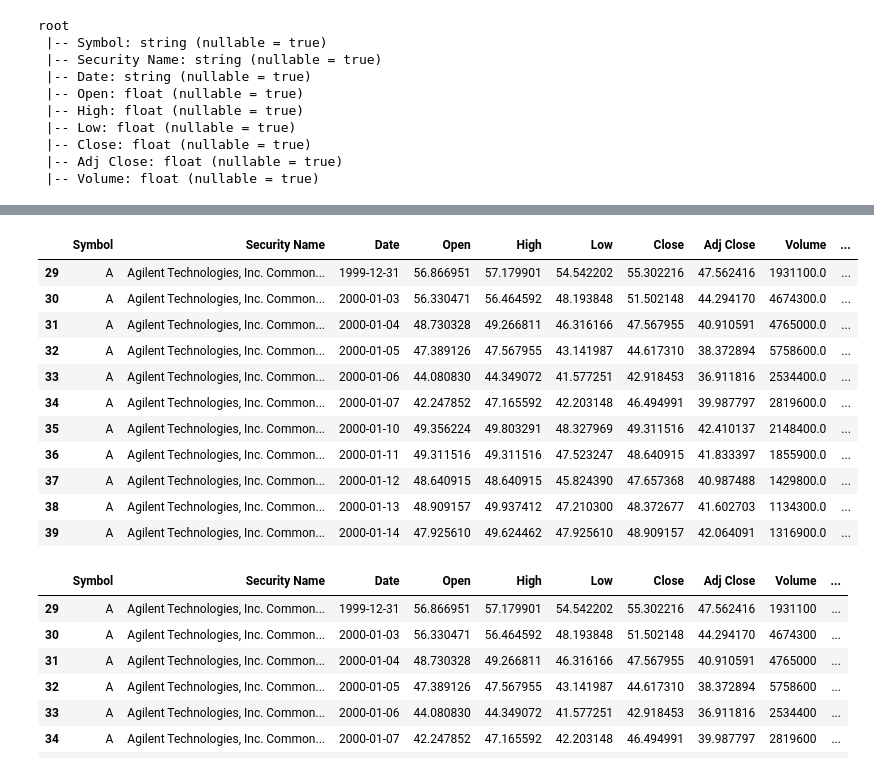
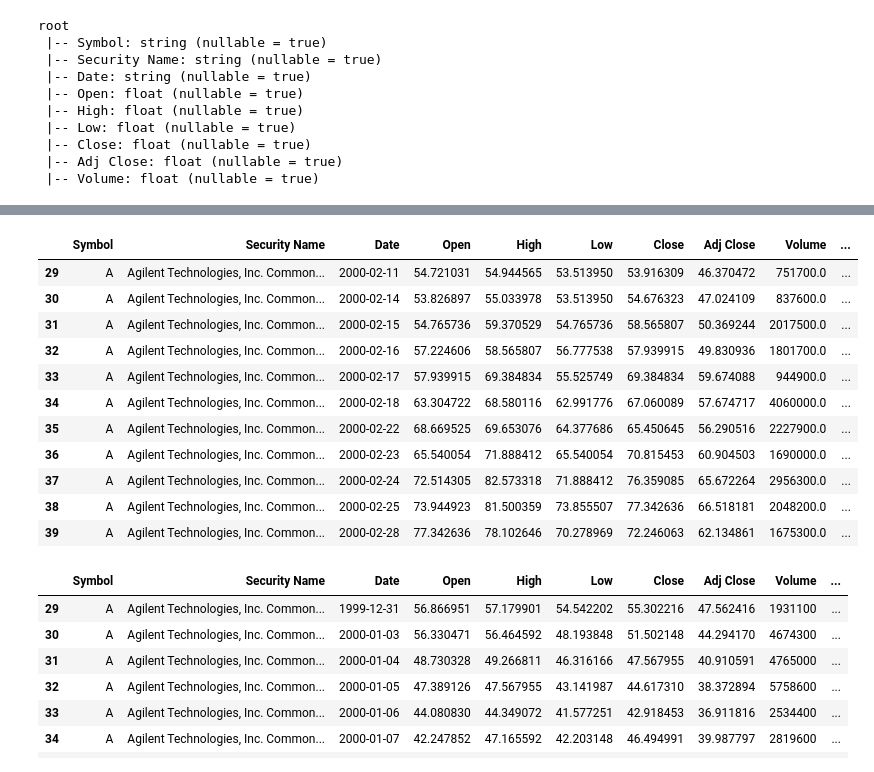
Before and after one commit to FelixQLe/ML_PIPELINE_AIRFLOW_SPARK_DOCKER, a Jupyter notebook: dags/utils/add_sym_sec_name.ipynb, the cells around one changed output, grey strips where cells are left out. Saved outputs shown, nothing was run; the diff lists cells and outputs as text; code cells hidden in the pictures.

Commit message:
Spark, finishing 'processing Data' stage using Spark over Pandas

```diff
--- a/dags/utils/add_sym_sec_name.ipynb
+++ b/dags/utils/add_sym_sec_name.ipynb
@@ -357,3 +362,9 @@ processed_stock = processed_stock.withColumn('vol_moving_avg', F.round('vol_movi
 # Calculate the rolling median for the 'Volume' column over the last 30 days
 processed_stock = processed_stock.withColumn('adj_close_rolling_med', F.expr('percentile(Volume, 0.5)').over(w_date))
 processed_stock = processed_stock.withColumn('adj_close_rolling_med', F.round('adj_close_rolling_med', 0))
+#drop the first 30 days
+featured_stock = processed_stock.withColumn("counter", F.monotonically_increasing_id())
+w_counter = Window.partitionBy(F.lit(0)).orderBy("counter")
+featured_stock = featured_stock.withColumn("index", F.row_number().over(w_counter))
+featured_stock = featured_stock.filter(F.col("index") >= 30)
+featured_stock = featured_stock.drop("counter", "index")
@@ -377,18 +399,18 @@ AdaptiveSparkPlan isFinalPlan=false
 # %%
-processed_stock.limit(40).toPandas().iloc[29:40]
+featured_stock.limit(40).toPandas().iloc[29:40]
 # %% [output]
 |  | Symbol | Security Name | Date | Open | High | Low | Close | Adj Close | Volume | ... |
-| 29 | A | Agilent Technologies, Inc. Common... | 1999-12-31 | 56.866951 | 57.179901 | 54.542202 | 55.302216 | 47.562416 | 1931100.0 | ... |
-| 30 | A | Agilent Technologies, Inc. Common... | 2000-01-03 | 56.330471 | 56.464592 | 48.193848 | 51.502148 | 44.294170 | 4674300.0 | ... |
-| 31 | A | Agilent Technologies, Inc. Common... | 2000-01-04 | 48.730328 | 49.266811 | 46.316166 | 47.567955 | 40.910591 | 4765000.0 | ... |
-| 32 | A | Agilent Technologies, Inc. Common... | 2000-01-05 | 47.389126 | 47.567955 | 43.141987 | 44.617310 | 38.372894 | 5758600.0 | ... |
-| 33 | A | Agilent Technologies, Inc. Common... | 2000-01-06 | 44.080830 | 44.349072 | 41.577251 | 42.918453 | 36.911816 | 2534400.0 | ... |
-| 34 | A | Agilent Technologies, Inc. Common... | 2000-01-07 | 42.247852 | 47.165592 | 42.203148 | 46.494991 | 39.987797 | 2819600.0 | ... |
-| 35 | A | Agilent Technologies, Inc. Common... | 2000-01-10 | 49.356224 | 49.803291 | 48.327969 | 49.311516 | 42.410137 | 2148400.0 | ... |
-| 36 | A | Agilent Technologies, Inc. Common... | 2000-01-11 | 49.311516 | 49.311516 | 47.523247 | 48.640915 | 41.833397 | 1855900.0 | ... |
-| 37 | A | Agilent Technologies, Inc. Common... | 2000-01-12 | 48.640915 | 48.640915 | 45.824390 | 47.657368 | 40.987488 | 1429800.0 | ... |
-| 38 | A | Agilent Technologies, Inc. Common... | 2000-01-13 | 48.909157 | 49.937412 | 47.210300 | 48.372677 | 41.602703 | 1134300.0 | ... |
-| 39 | A | Agilent Technologies, Inc. Common... | 2000-01-14 | 47.925610 | 49.624462 | 47.925610 | 48.909157 | 42.064091 | 1316900.0 | ... |
+| 29 | A | Agilent Technologies, Inc. Common... | 2000-02-11 | 54.721031 | 54.944565 | 53.513950 | 53.916309 | 46.370472 | 751700.0 | ... |
+| 30 | A | Agilent Technologies, Inc. Common... | 2000-02-14 | 53.826897 | 55.033978 | 53.513950 | 54.676323 | 47.024109 | 837600.0 | ... |
+| 31 | A | Agilent Technologies, Inc. Common... | 2000-02-15 | 54.765736 | 59.370529 | 54.765736 | 58.565807 | 50.369244 | 2017500.0 | ... |
+| 32 | A | Agilent Technologies, Inc. Common... | 2000-02-16 | 57.224606 | 58.565807 | 56.777538 | 57.939915 | 49.830936 | 1801700.0 | ... |
+| 33 | A | Agilent Technologies, Inc. Common... | 2000-02-17 | 57.939915 | 69.384834 | 55.525749 | 69.384834 | 59.674088 | 944900.0 | ... |
+| 34 | A | Agilent Technologies, Inc. Common... | 2000-02-18 | 63.304722 | 68.580116 | 62.991776 | 67.060089 | 57.674717 | 4060000.0 | ... |
+| 35 | A | Agilent Technologies, Inc. Common... | 2000-02-22 | 68.669525 | 69.653076 | 64.377686 | 65.450645 | 56.290516 | 2227900.0 | ... |
+| 36 | A | Agilent Technologies, Inc. Common... | 2000-02-23 | 65.540054 | 71.888412 | 65.540054 | 70.815453 | 60.904503 | 1690000.0 | ... |
+| 37 | A | Agilent Technologies, Inc. Common... | 2000-02-24 | 72.514305 | 82.573318 | 71.888412 | 76.359085 | 65.672264 | 2956300.0 | ... |
+| 38 | A | Agilent Technologies, Inc. Common... | 2000-02-25 | 73.944923 | 81.500359 | 73.855507 | 77.342636 | 66.518181 | 2048200.0 | ... |
+| 39 | A | Agilent Technologies, Inc. Common... | 2000-02-28 | 77.342636 | 78.102646 | 70.278969 | 72.246063 | 62.134861 | 1675300.0 | ... |
 # %%
 import pandas as pd
 pd.read_parquet('../data/featuresAdded_stocks_etfs/A.parquet').head(10)
```
Also changed, not shown: parts of 5 cells of this notebook, 2 other files.
